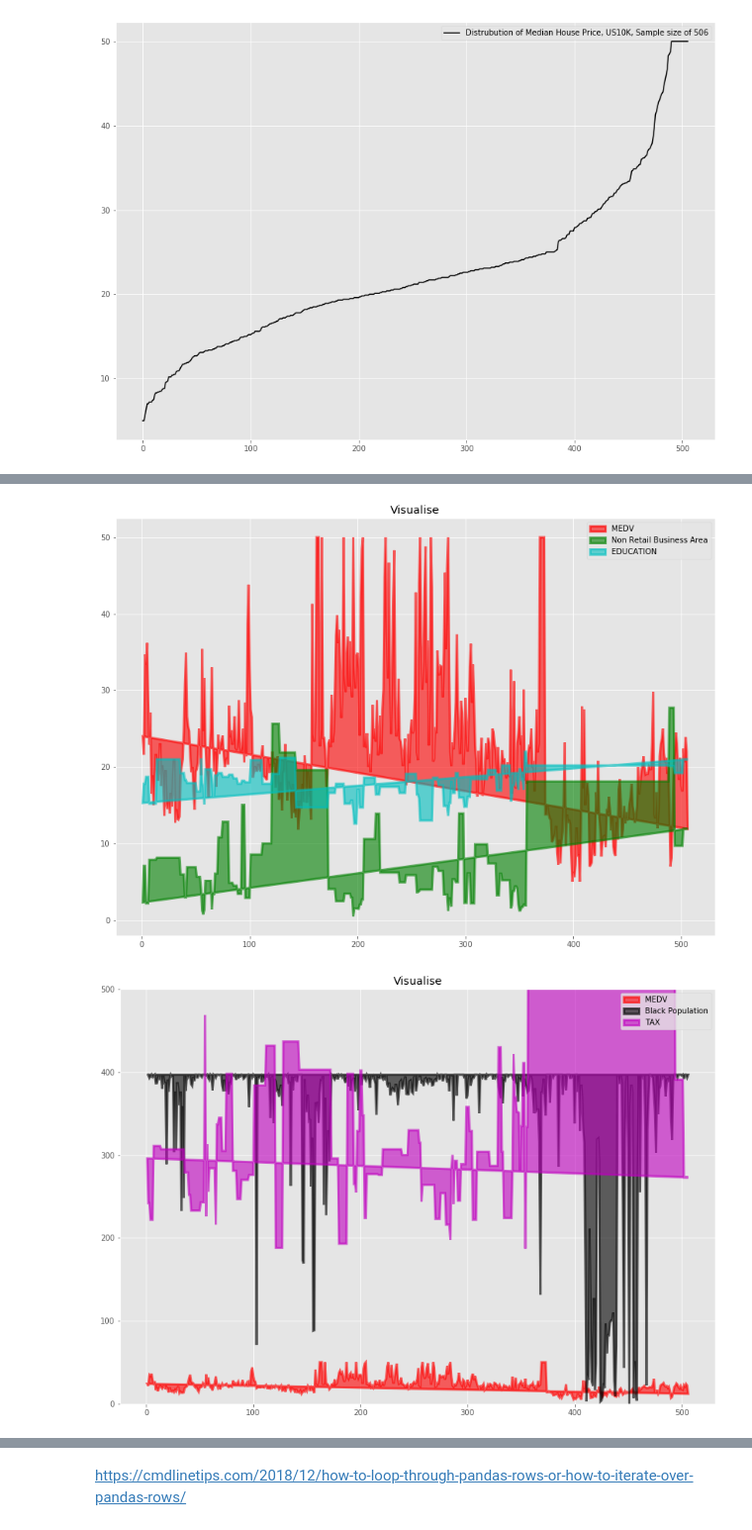
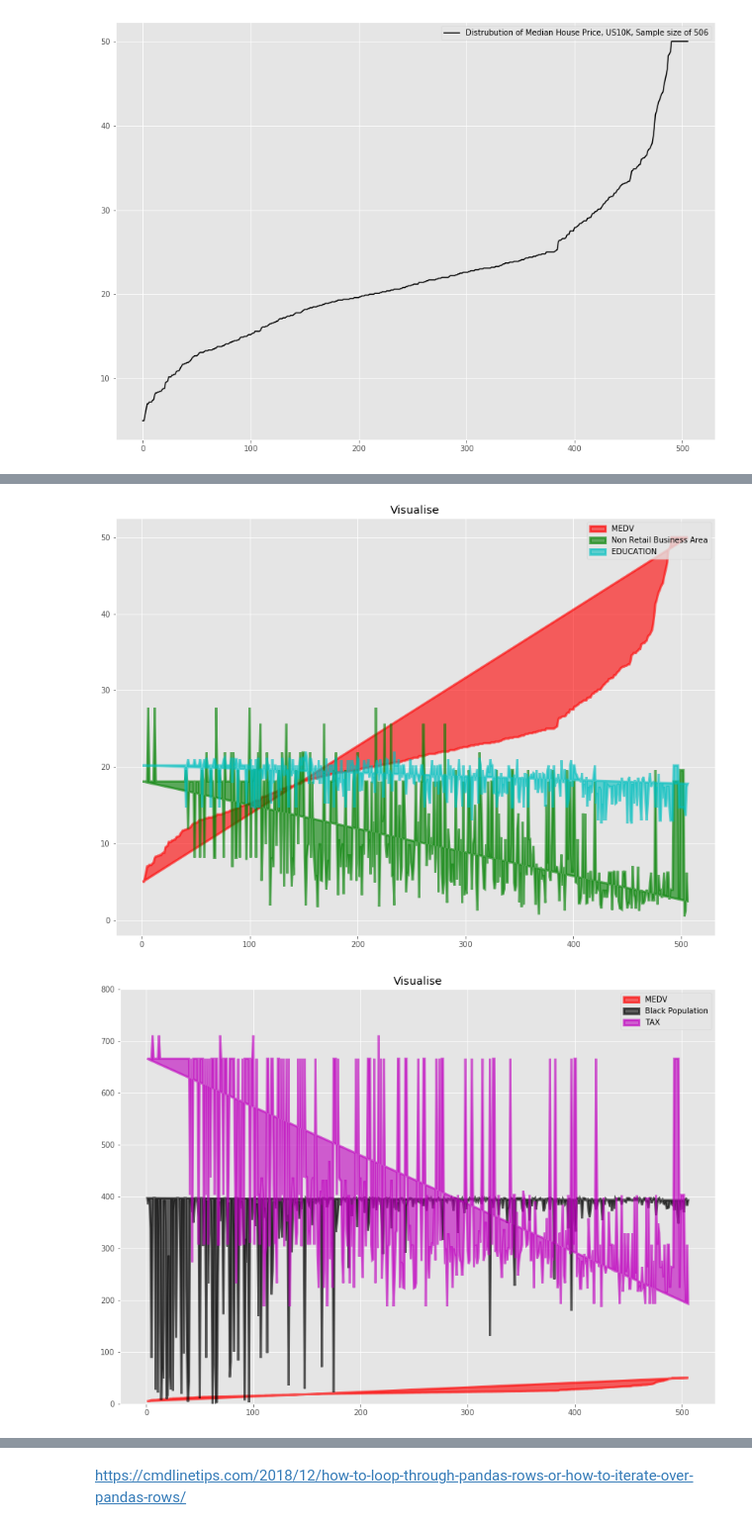
Before and after one commit to healyshane/machine-learn, a Jupyter notebook: machineAssignment.ipynb, the cells around one changed output, grey strips where cells are left out. Shown at 99% size. Drawn from its saved outputs; the diff is of its cells as text; code cells hidden in the pictures.

Commit message:
Plotting, TTests, formatting

```diff
--- a/machineAssignment.ipynb
+++ b/machineAssignment.ipynb
@@ -18,7 +14,8 @@ plt.rcParams['figure.figsize'] = 14, 10
 # %%
 # Data Set from Github, https://raw.githubusercontent.com/selva86/datasets/master/BostonHousing.csv
 
-df = pd.read_csv('https://raw.githubusercontent.com/selva86/datasets/master/BostonHousing.csv')
+dfu = pd.read_csv('https://raw.githubusercontent.com/selva86/datasets/master/BostonHousing.csv')
+df = dfu.sort_values('medv')
 # %% [markdown]
 ## Describe Statistics of Data set
 # %%
@@ -225,23 +219,23 @@ plt.fill(x, PTRATIO, c='c', alpha=0.6, lw=3.0, label ="EDUCATION")
 plt.title("Visualise")
 plt.legend();
 # %% [output]
-[figure, old version]
+[figure, new version]
 # %%
 x = np.arange(1, 507, 1.0)
 
 #one of {'b', 'g', 'r', 'c', 'm', 'y', 'k', 'w'}
 
 plt.fill(x, MEDV, c='r', alpha=0.6, lw=3.0, label ="MEDV")
 plt.fill(x, BK, c='k', alpha=0.6, lw=3.0, label ="Black Population")
 plt.fill(x, TAX, c='m', alpha=0.6, lw=3.0, label ="TAX")
 
 
 x1,x2,y1,y2 = plt.axis()
 
-plt.axis((x1,x2,0,500))
+plt.axis((x1,x2,0,800))
 
 
 plt.title("Visualise")
 plt.legend();
 # %% [output]
-[figure, old version]
+[figure, new version]
```
Also changed, not shown: parts of 37 cells of this notebook.
